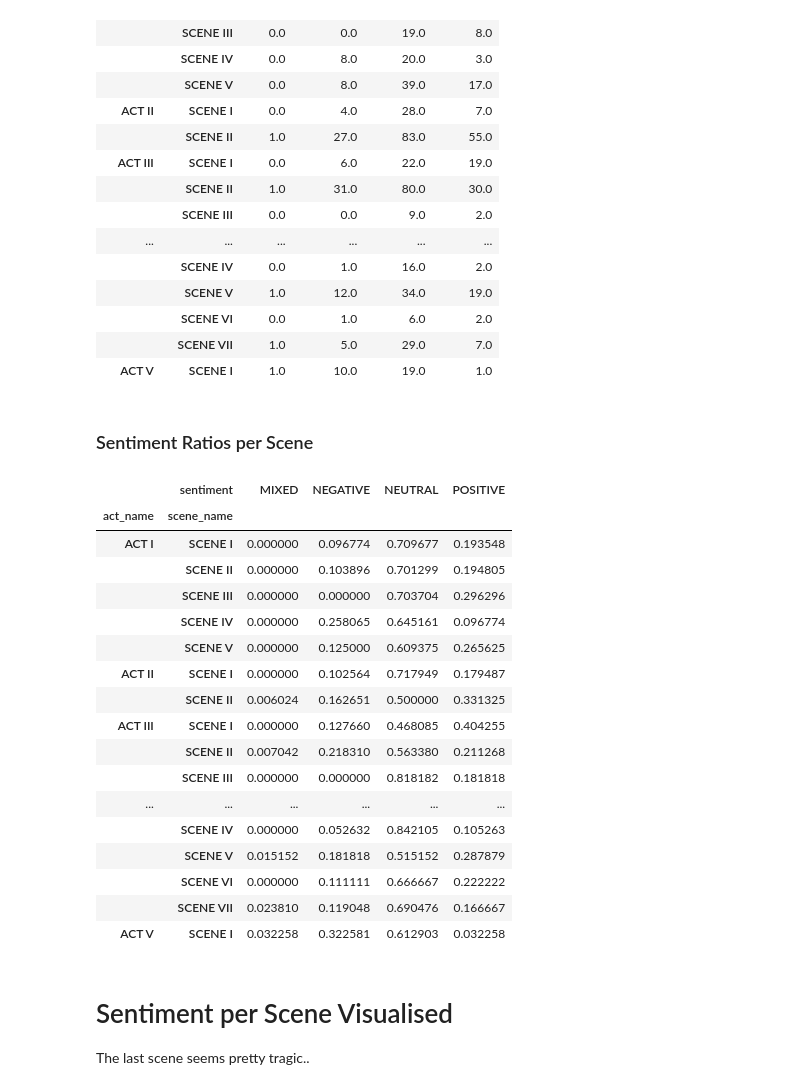
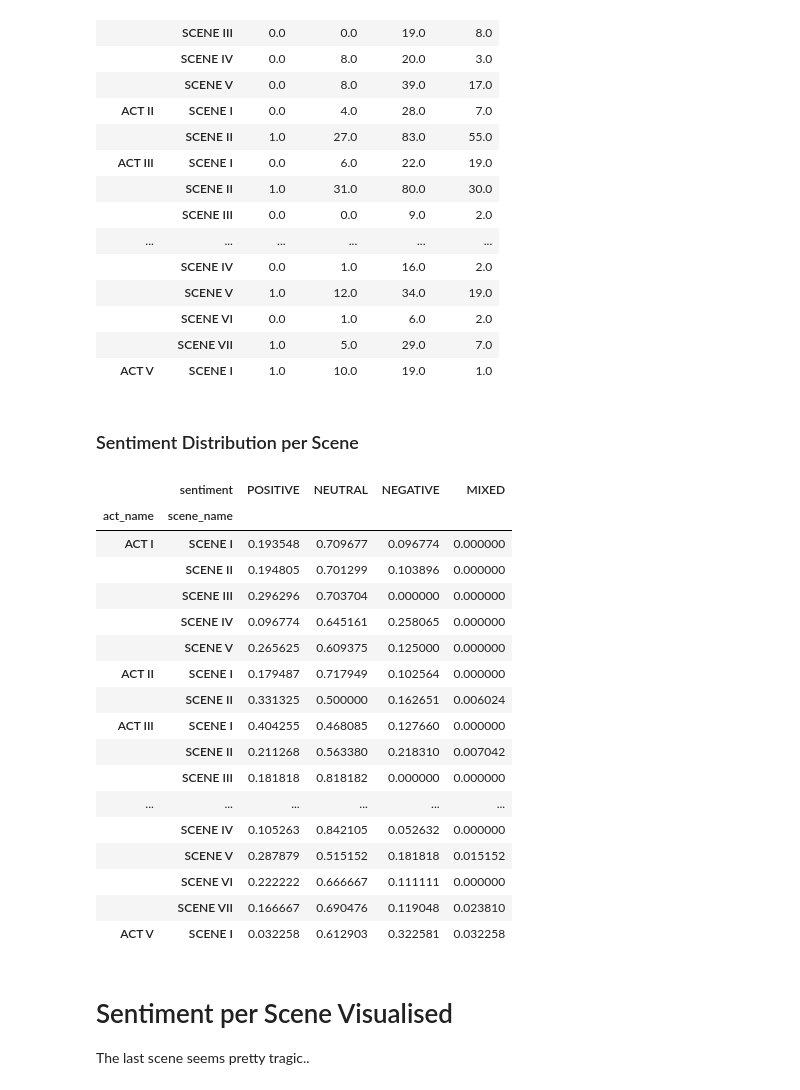
Before and after one commit to wondermore/challenge-hamlet, a Jupyter notebook: hamlet.ipynb, the cells around one changed output. Cells and saved outputs as stored; diff of their text form; code cells hidden in the pictures.

```diff
--- a/hamlet.ipynb
+++ b/hamlet.ipynb
@@ -525,28 +528,31 @@ sentiment_by_scene
 |  | SCENE VII | 1.0 | 5.0 | 29.0 | 7.0 |
 | ACT V | SCENE I | 1.0 | 10.0 | 19.0 | 1.0 |
 # %% [markdown]
-### Sentiment Ratios per Scene
+### Sentiment Distribution per Scene
 # %%
-sentiment_by_scene.pipe(lambda df: df.divide(df.sum(axis=1), axis=0) )
+sentiment_dist_by_scene = sentiment_by_scene.pipe(lambda df: df.divide(df.sum(axis=1), axis=0) )\
+                            .sort_index(ascending=False, axis=1)
-# %% [output]
-|  | sentiment | MIXED | NEGATIVE | NEUTRAL | POSITIVE |
-| act_name | scene_name |  |  |  |  |
-| ACT I | SCENE I | 0.000000 | 0.096774 | 0.709677 | 0.193548 |
-|  | SCENE II | 0.000000 | 0.103896 | 0.701299 | 0.194805 |
-|  | SCENE III | 0.000000 | 0.000000 | 0.703704 | 0.296296 |
-|  | SCENE IV | 0.000000 | 0.258065 | 0.645161 | 0.096774 |
-|  | SCENE V | 0.000000 | 0.125000 | 0.609375 | 0.265625 |
-| ACT II | SCENE I | 0.000000 | 0.102564 | 0.717949 | 0.179487 |
-|  | SCENE II | 0.006024 | 0.162651 | 0.500000 | 0.331325 |
-| ACT III | SCENE I | 0.000000 | 0.127660 | 0.468085 | 0.404255 |
-|  | SCENE II | 0.007042 | 0.218310 | 0.563380 | 0.211268 |
-|  | SCENE III | 0.000000 | 0.000000 | 0.818182 | 0.181818 |
-| ... | ... | ... | ... | ... | ... |
-|  | SCENE IV | 0.000000 | 0.052632 | 0.842105 | 0.105263 |
-|  | SCENE V | 0.015152 | 0.181818 | 0.515152 | 0.287879 |
-|  | SCENE VI | 0.000000 | 0.111111 | 0.666667 | 0.222222 |
-|  | SCENE VII | 0.023810 | 0.119048 | 0.690476 | 0.166667 |
-| ACT V | SCENE I | 0.032258 | 0.322581 | 0.612903 | 0.032258 |
+# %%
+sentiment_dist_by_scene
+# %% [output]
+|  | sentiment | POSITIVE | NEUTRAL | NEGATIVE | MIXED |
+| act_name | scene_name |  |  |  |  |
+| ACT I | SCENE I | 0.193548 | 0.709677 | 0.096774 | 0.000000 |
+|  | SCENE II | 0.194805 | 0.701299 | 0.103896 | 0.000000 |
+|  | SCENE III | 0.296296 | 0.703704 | 0.000000 | 0.000000 |
+|  | SCENE IV | 0.096774 | 0.645161 | 0.258065 | 0.000000 |
+|  | SCENE V | 0.265625 | 0.609375 | 0.125000 | 0.000000 |
+| ACT II | SCENE I | 0.179487 | 0.717949 | 0.102564 | 0.000000 |
+|  | SCENE II | 0.331325 | 0.500000 | 0.162651 | 0.006024 |
+| ACT III | SCENE I | 0.404255 | 0.468085 | 0.127660 | 0.000000 |
+|  | SCENE II | 0.211268 | 0.563380 | 0.218310 | 0.007042 |
+|  | SCENE III | 0.181818 | 0.818182 | 0.000000 | 0.000000 |
+| ... | ... | ... | ... | ... | ... |
+|  | SCENE IV | 0.105263 | 0.842105 | 0.052632 | 0.000000 |
+|  | SCENE V | 0.287879 | 0.515152 | 0.181818 | 0.015152 |
+|  | SCENE VI | 0.222222 | 0.666667 | 0.111111 | 0.000000 |
+|  | SCENE VII | 0.166667 | 0.690476 | 0.119048 | 0.023810 |
+| ACT V | SCENE I | 0.032258 | 0.612903 | 0.322581 | 0.032258 |
 # %% [markdown]
 # Sentiment per Scene Visualised
 
```
Also changed, not shown: parts of 23 cells of this notebook.
